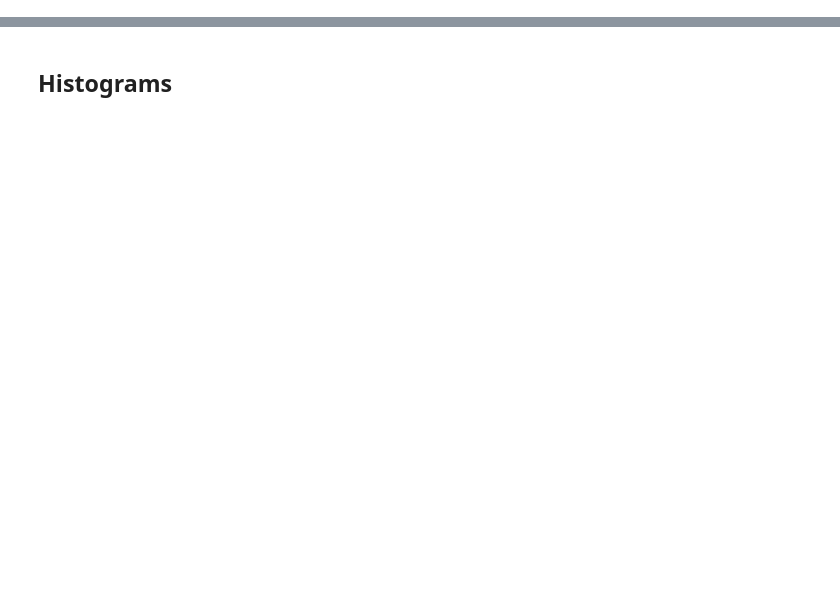
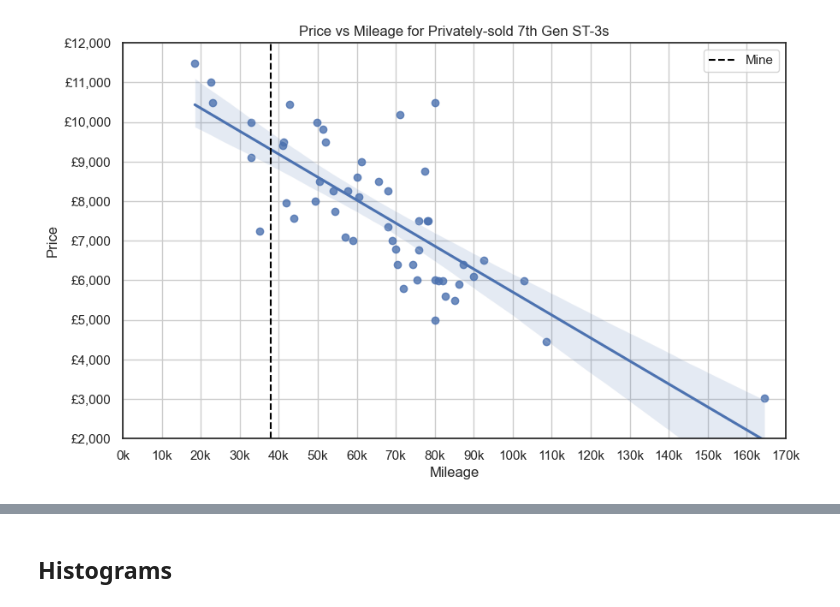
Before and after one commit to jamesdeluk/data-projects, a Jupyter notebook: st.ipynb, the cells around one changed output, grey strips where cells are left out. Saved outputs shown, nothing was run; the diff lists cells and outputs as text; code cells hidden in the pictures; blank space fills up the shorter version.

```diff
--- a/st.ipynb
+++ b/st.ipynb
@@ -135,0 +103,26 @@ plt.show()
+# %%
+plt.figure(figsize=(10, 6))
+plt.title('Price vs Mileage for Privately-sold 7th Gen ST-3s')
+
+ax = sns.regplot(data=gen7_st3_private_data, x='Mileage', y='Price')
+plt.axvline(38000, color='black', linestyle='--', label='Mine')
+
+plt.ylabel('Price')
+plt.ylim(2000, 12000)
+ax.yaxis.set_major_locator(ticker.MultipleLocator(1000))
+def currency_formatter(y, pos):
+    return '£{:,.0f}'.format(y)
+ax.yaxis.set_major_formatter(ticker.FuncFormatter(currency_formatter))
+
+plt.xlabel('Mileage')
+plt.xlim(0, 170000)
+ax.xaxis.set_major_locator(ticker.MultipleLocator(10000))
+def thousands_formatter(x, pos):
+    return '{:.0f}k'.format(x / 1000)
+ax.xaxis.set_major_formatter(ticker.FuncFormatter(thousands_formatter))
+
+ax.grid(True)
+plt.legend()
+plt.show()
+# %% [output]
+[figure, added]
```
Also changed, not shown: parts of 56 cells of this notebook, 7 other files.
